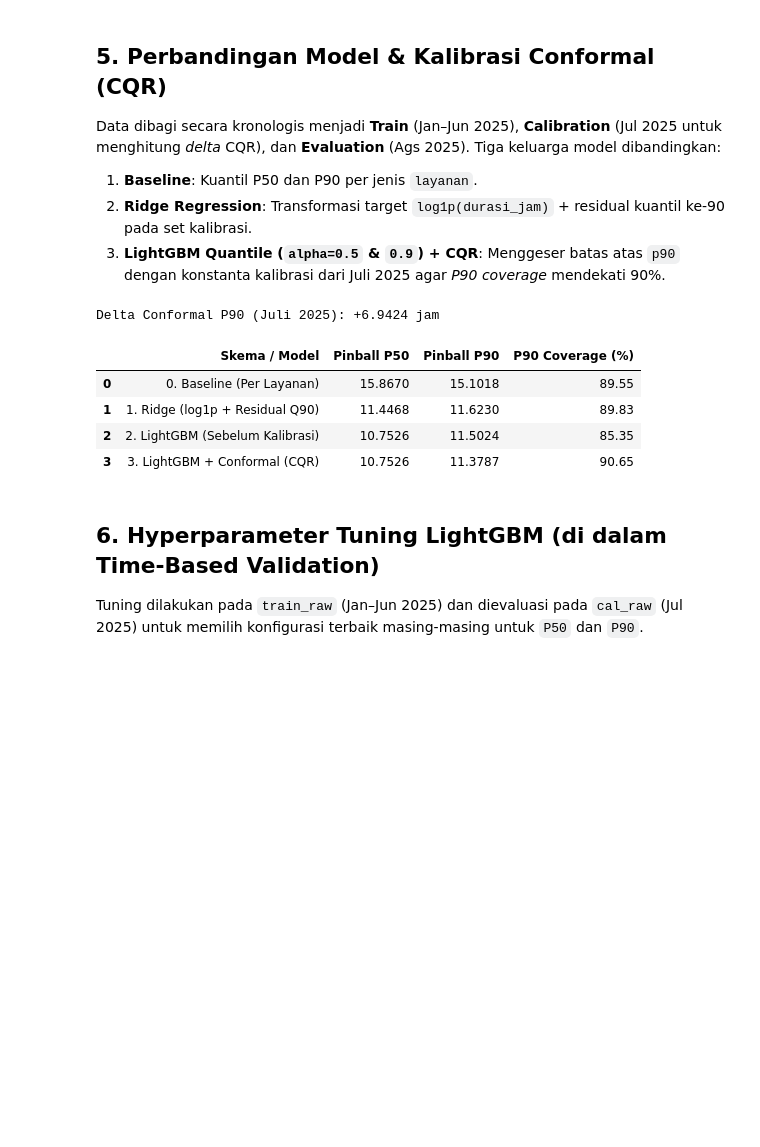
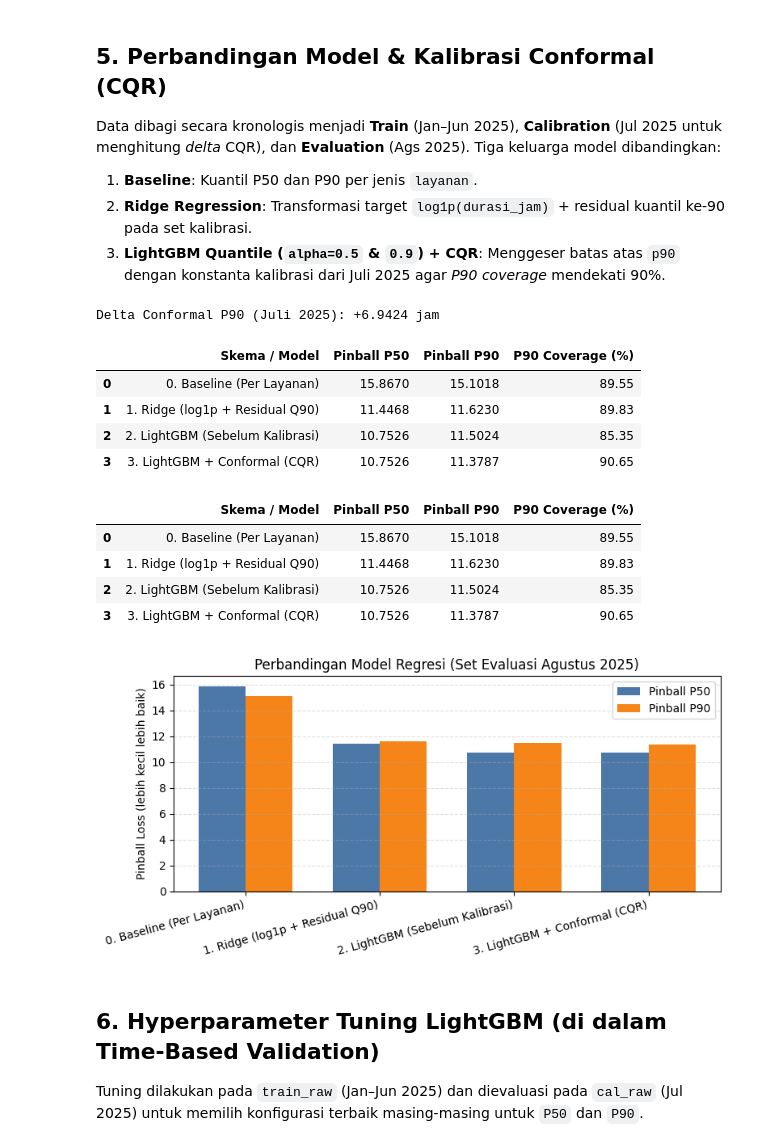
Before and after one commit to dwikidias/UTS-Machine-Learning-kelompok-14, a Jupyter notebook: DwikiDiastoro_regresi.ipynb, the cells around one changed output. Drawn from its saved outputs; the diff is of its cells as text; code cells hidden in the pictures; blank space fills up the shorter version.

```diff
--- a/DwikiDiastoro_regresi.ipynb
+++ b/DwikiDiastoro_regresi.ipynb
@@ -135,7 +147,7 @@ def align_categories(tr_df, other_dfs, cat_cols):
     tr_df = tr_df.copy()
     others = [d.copy() for d in other_dfs]
     for c in cat_cols:
-        known = list(tr_df[c].astype(str).unique()) + ['__UNKNOWN__']
+        known = list(dict.fromkeys(list(tr_df[c].astype(str).unique()) + ['__UNKNOWN__']))
         dtype = pd.CategoricalDtype(categories=known, ordered=False)
         tr_df[c] = tr_df[c].astype(str).astype(dtype)
         for d in others:
@@ -372,33 +384,56 @@ log_pred_ev = ridge_pipe.predict(ev_prep[feat_cols])
 p50_ridge = np.expm1(log_pred_ev)
 p90_ridge = np.maximum(p50_ridge, np.expm1(log_pred_ev + q90_res_log))
 model_results.append(evaluate_predictions(y_ev, p50_ridge, p90_ridge, "1. Ridge (log1p + Residual Q90)"))
 
 # 2. LightGBM Untuned & CQR
 tr_prep, cal_prep, ev_prep = align_categories(tr_prep, [cal_prep, ev_prep], cat_cols)
 lgb50 = lgb.LGBMRegressor(objective='quantile', alpha=0.5, n_estimators=500, learning_rate=0.05, num_leaves=63, random_state=SEED, verbose=-1)
 lgb90 = lgb.LGBMRegressor(objective='quantile', alpha=0.9, n_estimators=500, learning_rate=0.05, num_leaves=63, random_state=SEED, verbose=-1)
 lgb50.fit(tr_prep[feat_cols], y_tr)
 lgb90.fit(tr_prep[feat_cols], y_tr)
 
 p50_lgb_cal = lgb50.predict(cal_prep[feat_cols])
 p90_lgb_cal = np.maximum(p50_lgb_cal, lgb90.predict(cal_prep[feat_cols]))
 p50_lgb_ev = lgb50.predict(ev_prep[feat_cols])
 p90_lgb_ev = np.maximum(p50_lgb_ev, lgb90.predict(ev_prep[feat_cols]))
 model_results.append(evaluate_predictions(y_ev, p50_lgb_ev, p90_lgb_ev, "2. LightGBM (Sebelum Kalibrasi)"))
 
 delta_90 = np.quantile(y_cal - p90_lgb_cal, 0.90)
 p90_lgb_cqr = np.maximum(p50_lgb_ev, p90_lgb_ev + delta_90)
 print(f"Delta Conformal P90 (Juli 2025): +{delta_90:.4f} jam")
 model_results.append(evaluate_predictions(y_ev, p50_lgb_ev, p90_lgb_cqr, "3. LightGBM + Conformal (CQR)"))
 
 display(pd.DataFrame(model_results))
+comp_df = pd.DataFrame(model_results)
+display(comp_df)
+
+# Visualisasi Perbandingan Pinball Loss Antar Model
+fig, ax = plt.subplots(figsize=(8, 4))
+x = np.arange(len(comp_df))
+w = 0.35
+ax.bar(x - w/2, comp_df["Pinball P50"], width=w, label="Pinball P50", color="#4C78A8")
+ax.bar(x + w/2, comp_df["Pinball P90"], width=w, label="Pinball P90", color="#F58518")
+ax.set_xticks(x)
+ax.set_xticklabels(comp_df["Skema / Model"], rotation=15, ha="right")
+ax.set_ylabel("Pinball Loss (lebih kecil lebih baik)")
+ax.set_title("Perbandingan Model Regresi (Set Evaluasi Agustus 2025)")
+ax.legend()
+ax.grid(axis="y", linestyle="--", alpha=0.4)
+plt.tight_layout()
+plt.show()
 # %% [output]
 Delta Conformal P90 (Juli 2025): +6.9424 jam
 |  | Skema / Model | Pinball P50 | Pinball P90 | P90 Coverage (%) |
 | 0 | 0. Baseline (Per Layanan) | 15.8670 | 15.1018 | 89.55 |
 | 1 | 1. Ridge (log1p + Residual Q90) | 11.4468 | 11.6230 | 89.83 |
 | 2 | 2. LightGBM (Sebelum Kalibrasi) | 10.7526 | 11.5024 | 85.35 |
 | 3 | 3. LightGBM + Conformal (CQR) | 10.7526 | 11.3787 | 90.65 |
+|  | Skema / Model | Pinball P50 | Pinball P90 | P90 Coverage (%) |
+| 0 | 0. Baseline (Per Layanan) | 15.8670 | 15.1018 | 89.55 |
+| 1 | 1. Ridge (log1p + Residual Q90) | 11.4468 | 11.6230 | 89.83 |
+| 2 | 2. LightGBM (Sebelum Kalibrasi) | 10.7526 | 11.5024 | 85.35 |
+| 3 | 3. LightGBM + Conformal (CQR) | 10.7526 | 11.3787 | 90.65 |
+[figure, added]
 # %% [markdown]
 ## 6. Hyperparameter Tuning LightGBM (di dalam Time-Based Validation)
 Tuning dilakukan pada `train_raw` (Jan–Jun 2025) dan dievaluasi pada `cal_raw` (Jul 2025) untuk memilih konfigurasi terbaik masing-masing untuk `P50` dan `P90`.
```
Also changed, not shown: parts of 11 cells of this notebook.
